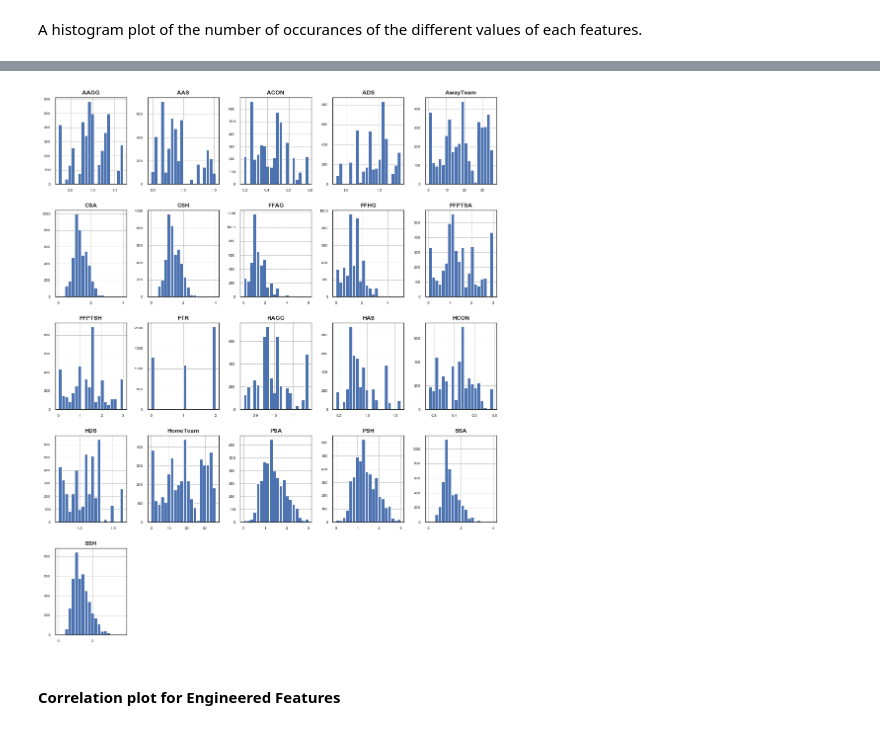
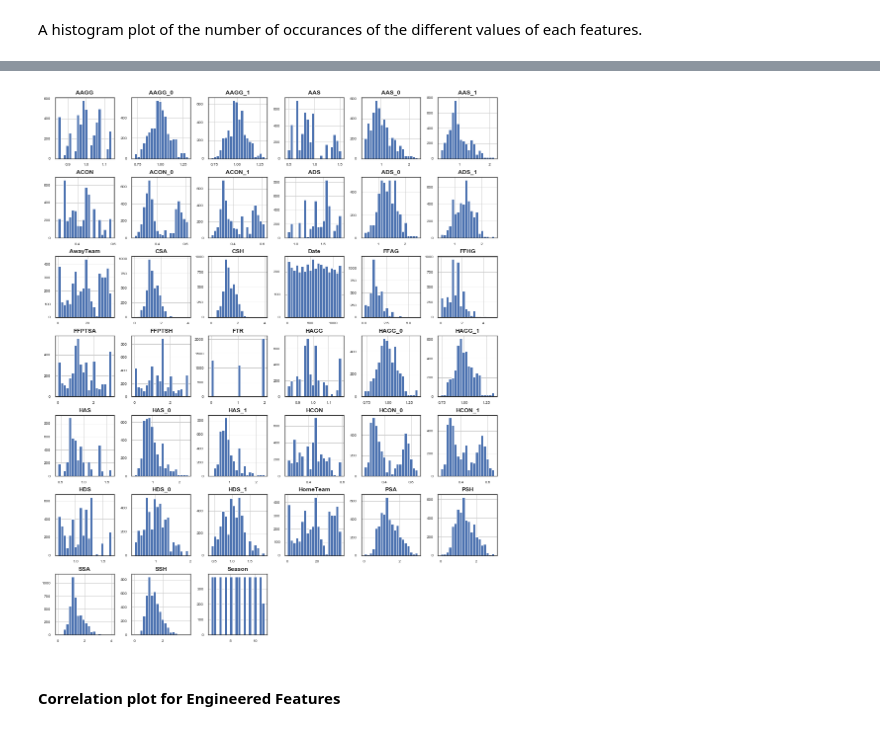
Before and after one commit to arundathi-shanthini/Beat-the-Bookie, a Jupyter notebook: Code/Beat The Bookie.ipynb, the cells around one changed output, grey strips where cells are left out. Saved outputs shown, nothing was run; the diff lists cells and outputs as text; code cells hidden in the pictures.

Commit message:
Added Seasons and changed image dir

```diff
--- a/Code/Beat The Bookie.ipynb
+++ b/Code/Beat The Bookie.ipynb
@@ -441,0 +486,2 @@ Average Away Fouls: 11.184324447482343
+# %%
+min_year = data['Date'].min().year
@@ -441,0 +500,2 @@ Average Away Fouls: 11.184324447482343
+# %%
+data['Season'] = data.apply(applying_season,axis=1)
@@ -517,3 +649,30 @@ Not all the features in the table above will be used in the final input features
+# %%
+def get_season_match_stats(match,season_offset=0):
+    current_season = match['Season'] + season_offset
+
+    if (current_season > 1) and (not np.isnan(team_stats[team_stats['Team']==match['HomeTeam']]['HAS%d'%(current_season)].values)):
+        HAS = team_stats[team_stats['Team']==match['HomeTeam']]['HAS%d'%(current_season)].values[0]
+        HDS = team_stats[team_stats['Team']==match['HomeTeam']]['HDS%d'%(current_season)].values[0]
+        HCON = team_stats[team_stats['Team']==match['HomeTeam']]['HCON%d'%(current_season)].values[0]
+        HAGG = team_stats[team_stats['Team']==match['HomeTeam']]['HAGG%d'%(current_season)].values[0]
+    else:
+        HAS = team_stats[team_stats['Team']==match['HomeTeam']]['HAS'].values[0]
+        HDS = team_stats[team_stats['Team']==match['HomeTeam']]['HDS'].values[0]
+        HCON = team_stats[team_stats['Team']==match['HomeTeam']]['HCON'].values[0]
+        HAGG = team_stats[team_stats['Team']==match['HomeTeam']]['HAGG'].values[0]
+
+    if (current_season > 1) and (not np.isnan(team_stats[team_stats['Team']==match['AwayTeam']]['AAS%d'%(current_season)].values)):
+        AAS = team_stats[team_stats['Team']==match['AwayTeam']]['AAS%d'%(current_season)].values[0]
+        ADS = team_stats[team_stats['Team']==match['AwayTeam']]['ADS%d'%(current_season)].values[0]
+        ACON = team_stats[team_stats['Team']==match['AwayTeam']]['ACON%d'%(current_season)].values[0]
+        AAGG = team_stats[team_stats['Team']==match['AwayTeam']]['AAGG%d'%(current_season)].values[0]
+    else:
+        AAS = team_stats[team_stats['Team']==match['AwayTeam']]['AAS'].values[0]
+        ADS = team_stats[team_stats['Team']==match['AwayTeam']]['ADS'].values[0]
+        ACON = team_stats[team_stats['Team']==match['AwayTeam']]['ACON'].values[0]
+        AAGG = team_stats[team_stats['Team']==match['AwayTeam']]['AAGG'].values[0]
+
+    return HAS, HDS, HCON, HAGG, AAS, ADS, ACON, AAGG
 # %% [markdown]
 ### Calculation of Form
 # %% [markdown]
@@ -622,7 +781,10 @@ def match_with_team_stats(X,team_stats,col_to_add,left_on,right_on='Team'):
     return X
 # %%
 def build_X(data,team_stats):
-    X = data[['HomeTeam', 'AwayTeam']]
+    X = data[['Date','HomeTeam', 'AwayTeam']]
+
+    # Adding Season Columns
+    X['Season'] = X.apply(applying_season, axis=1)
     # Add Home Attacking Strength(HAS), Home Defensive Strength(HDS), Away Attacking Strength(AAS),
     # Away Defensive Strength(ADS)
     X = match_with_team_stats(X,team_stats,'HAS','HomeTeam')
@@ -637,6 +799,13 @@ def build_X(data,team_stats):
     X = match_with_team_stats(X,team_stats,'AAGG','AwayTeam')
     print('Added: \'AAS\',\'ADS\',\'ACON\',\'AAGG\'')
 
+    X[['HAS_0', 'HDS_0', 'HCON_0', 'HAGG_0', 'AAS_0', 'ADS_0', 'ACON_0', 'AAGG_0']] = X.apply(get_season_match_stats, axis=1, result_type='expand')
+    print('Added: \'HAS_0\', \'HDS_0\', \'HCON_0\', \'HAGG_0\', \'AAS_0\', \'ADS_0\', \'ACON_0\', \'AAGG_0\'')
+
+    X[['HAS_1', 'HDS_1', 'HCON_1', 'HAGG_1', 'AAS_1', 'ADS_1', 'ACON_1', 'AAGG_1']] = X.apply(get_season_match_stats, axis=1, args=(-1,), result_type='expand')
+    print('Added: \'HAS_1\', \'HDS_1\', \'HCON_1\', \'HAGG_1\', \'AAS_1\', \'ADS_1\', \'ACON_1\', \'AAGG_1\'')
+
+
     # Add Home Shots on Target(HST), Away Shots on Target(AST), Home Corners(HC), Away Corners(AC)
     X[['FFPTSH','FFPTSA','FFHG','FFAG']] = X.apply(get_form_match, axis=1, result_type='expand')
     print('Added: \'FFPTSH\',\'FFPTSA\',\'FFHG\',\'FFAG\'')
@@ -705,12 +886,12 @@ plt.show()
 # %%
 data_for_cor = X.copy()
 data_for_cor['FTR'] = y
 sns.set_style("white")
 data_for_cor.hist(figsize=(16, 20), bins=20, xlabelsize=8, ylabelsize=8)
-fig5=plt.savefig('Images/X histogram all.png')
+fig5=plt.savefig(os.path.join(img_dir,'design_matrix_histogram_1.png'))
 plt.show()
 # %% [output]
-[figure, old version]
+[figure, new version]
 # %% [markdown]
 #### Correlation plot for Engineered Features
 # %% [markdown]
```
Also changed, not shown: parts of 87 cells of this notebook, 7 other files.
